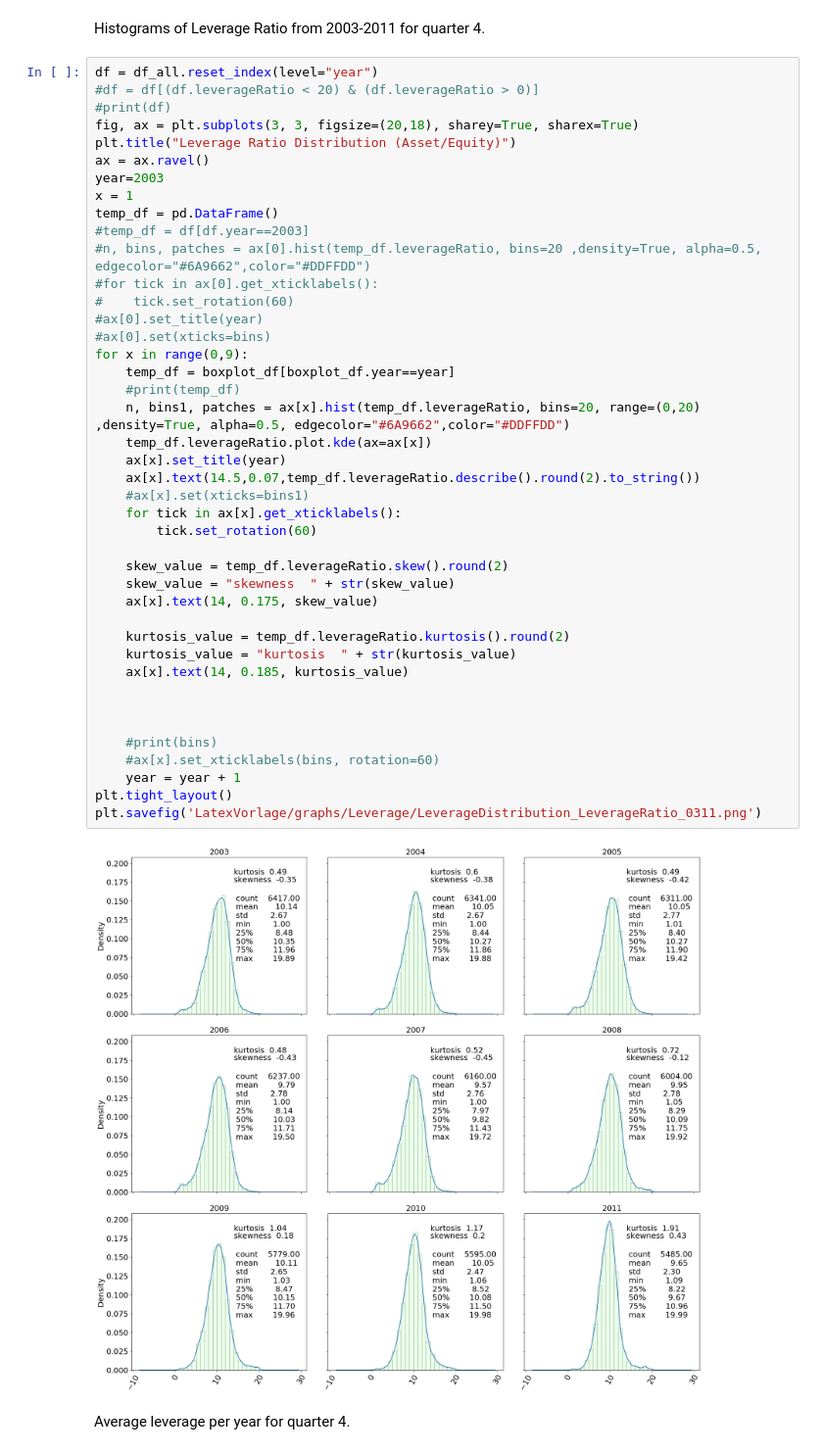
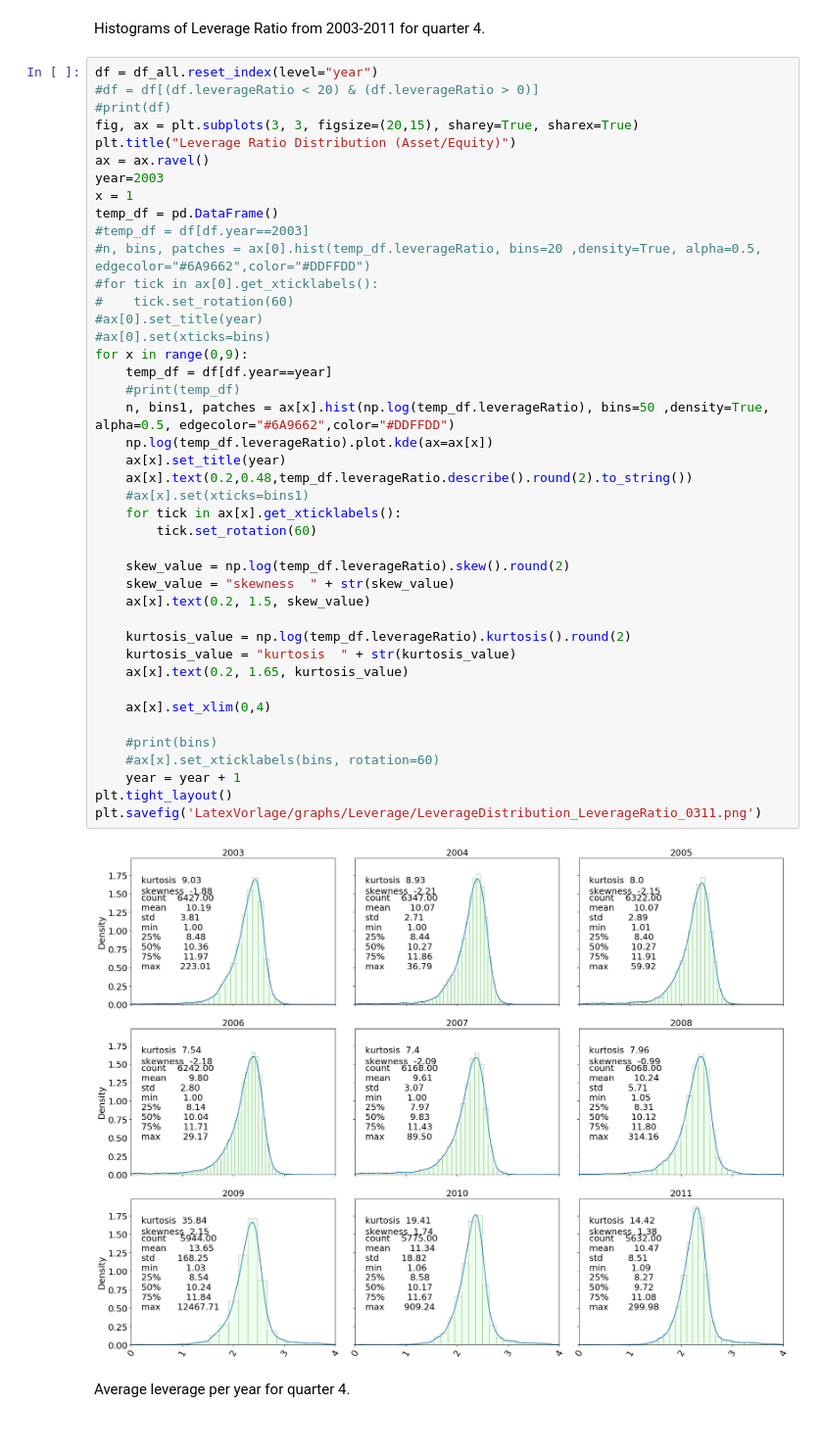
Before and after one commit to Alex-Telonic/BachelorThesisASch, a Jupyter notebook: LeverageDistribution.ipynb, the cells around one changed output. Shown at 98% size. Saved outputs shown, nothing was run; the diff lists cells and outputs as text.

```diff
--- a/LeverageDistribution.ipynb
+++ b/LeverageDistribution.ipynb
@@ -460,46 +460,46 @@ Histograms of Leverage Ratio from 2003-2011 for quarter 4.
 df = df_all.reset_index(level="year")
 #df = df[(df.leverageRatio < 20) & (df.leverageRatio > 0)]
 #print(df)
-fig, ax = plt.subplots(3, 3, figsize=(20,18), sharey=True, sharex=True)
+fig, ax = plt.subplots(3, 3, figsize=(20,15), sharey=True, sharex=True)
 plt.title("Leverage Ratio Distribution (Asset/Equity)")
 ax = ax.ravel()
 year=2003
 x = 1
 temp_df = pd.DataFrame()
 #temp_df = df[df.year==2003]
 #n, bins, patches = ax[0].hist(temp_df.leverageRatio, bins=20 ,density=True, alpha=0.5, edgecolor="#6A9662",color="#DDFFDD")
 #for tick in ax[0].get_xticklabels():
 #    tick.set_rotation(60)
 #ax[0].set_title(year)
 #ax[0].set(xticks=bins)
 for x in range(0,9):
-    temp_df = boxplot_df[boxplot_df.year==year]
+    temp_df = df[df.year==year]
     #print(temp_df)
-    n, bins1, patches = ax[x].hist(temp_df.leverageRatio, bins=20, range=(0,20) ,density=True, alpha=0.5, edgecolor="#6A9662",color="#DDFFDD")
-    temp_df.leverageRatio.plot.kde(ax=ax[x])
+    n, bins1, patches = ax[x].hist(np.log(temp_df.leverageRatio), bins=50 ,density=True, alpha=0.5, edgecolor="#6A9662",color="#DDFFDD")
+    np.log(temp_df.leverageRatio).plot.kde(ax=ax[x])
     ax[x].set_title(year)
-    ax[x].text(14.5,0.07,temp_df.leverageRatio.describe().round(2).to_string())
+    ax[x].text(0.2,0.48,temp_df.leverageRatio.describe().round(2).to_string())
     #ax[x].set(xticks=bins1)
     for tick in ax[x].get_xticklabels():
         tick.set_rotation(60)
 
-    skew_value = temp_df.leverageRatio.skew().round(2)
+    skew_value = np.log(temp_df.leverageRatio).skew().round(2)
     skew_value = "skewness  " + str(skew_value)
-    ax[x].text(14, 0.175, skew_value)
+    ax[x].text(0.2, 1.5, skew_value)
 
-    kurtosis_value = temp_df.leverageRatio.kurtosis().round(2)
+    kurtosis_value = np.log(temp_df.leverageRatio).kurtosis().round(2)
     kurtosis_value = "kurtosis  " + str(kurtosis_value)
-    ax[x].text(14, 0.185, kurtosis_value)
+    ax[x].text(0.2, 1.65, kurtosis_value)
 
-
+    ax[x].set_xlim(0,4)
 
     #print(bins)
     #ax[x].set_xticklabels(bins, rotation=60)
     year = year + 1
 plt.tight_layout()
 plt.savefig('LatexVorlage/graphs/Leverage/LeverageDistribution_LeverageRatio_0311.png')
 # %% [output]
-[figure, old version]
+[figure, new version]
 # %% [markdown]
 Average leverage per year for quarter 4.
 # %% [markdown]
```
Also changed, not shown: parts of 1 cell of this notebook, 14 other files.
